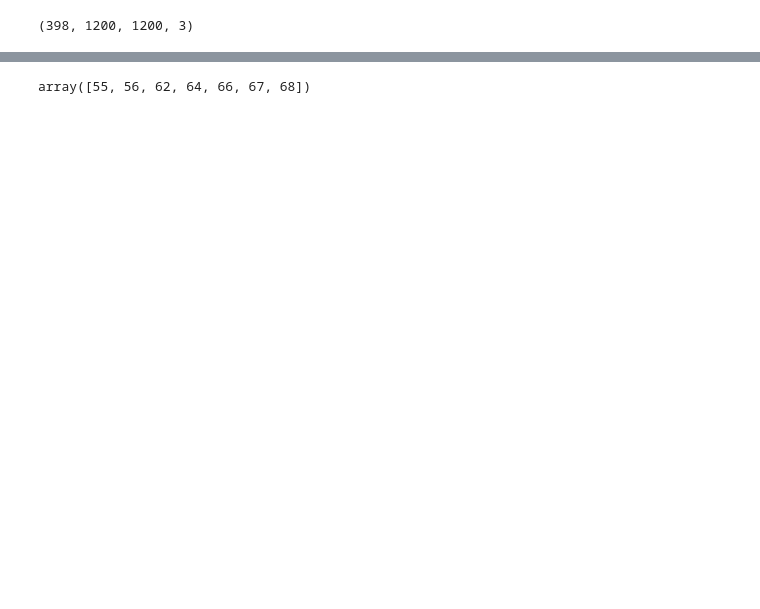
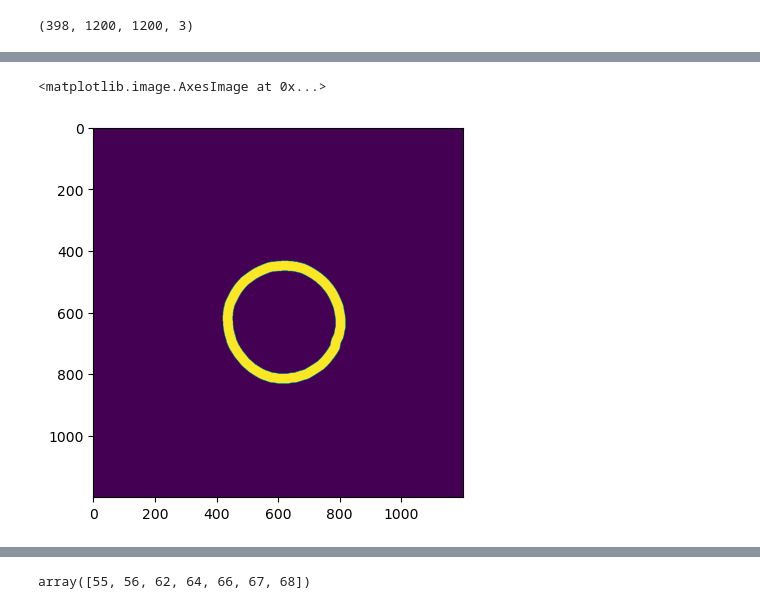
Before and after one commit to RudgeLab/popdyn, a Jupyter notebook: Notebooks/Chapter 3 - Correlation.ipynb, the cells around one changed output, grey strips where cells are left out. Drawn from its saved outputs; the diff is of its cells as text; code cells hidden in the pictures; blank space fills up the shorter version.

```diff
--- a/Notebooks/Chapter 3 - Correlation.ipynb
+++ b/Notebooks/Chapter 3 - Correlation.ipynb
@@ -129,0 +231,5 @@ edt = edt[:,:,:]
+# %%
+plt.imshow(idx_10)
+# %% [output]
+<matplotlib.image.AxesImage at 0x...>
+[figure, added]
```
Also changed, not shown: parts of 21 cells of this notebook.
